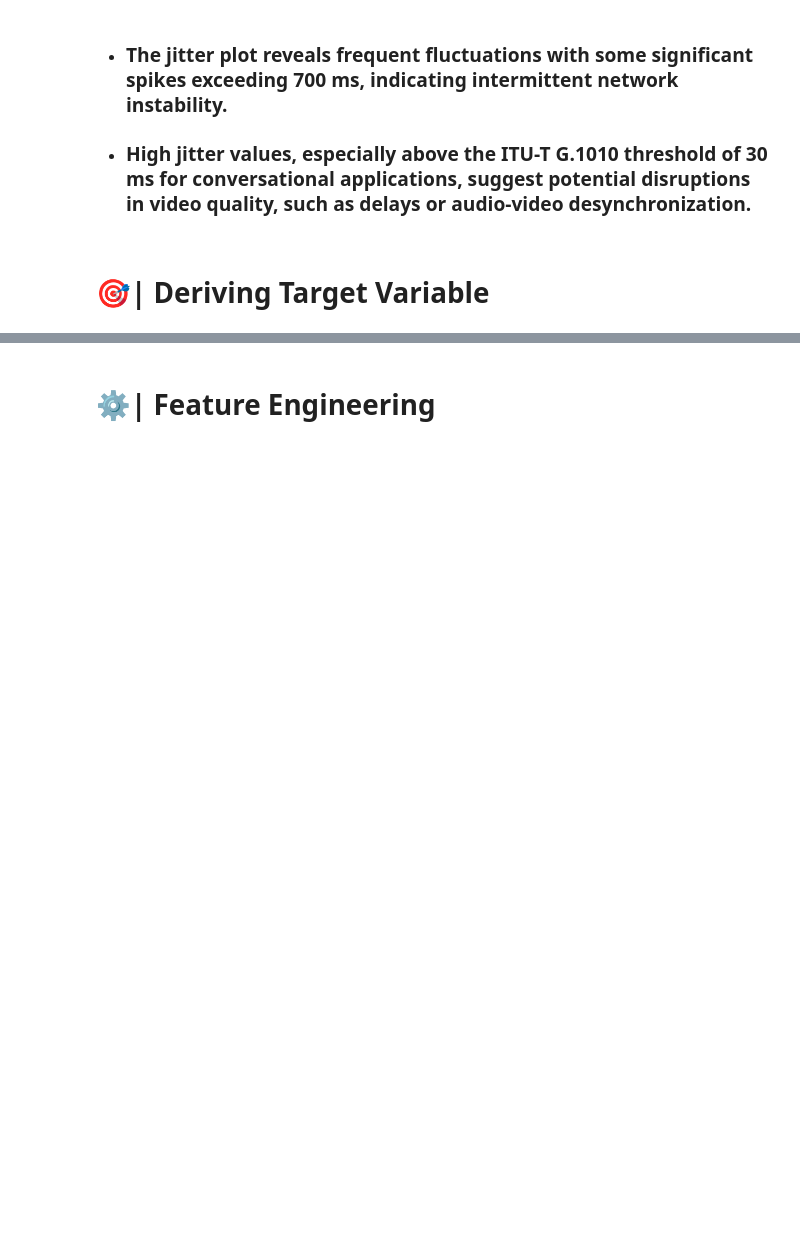
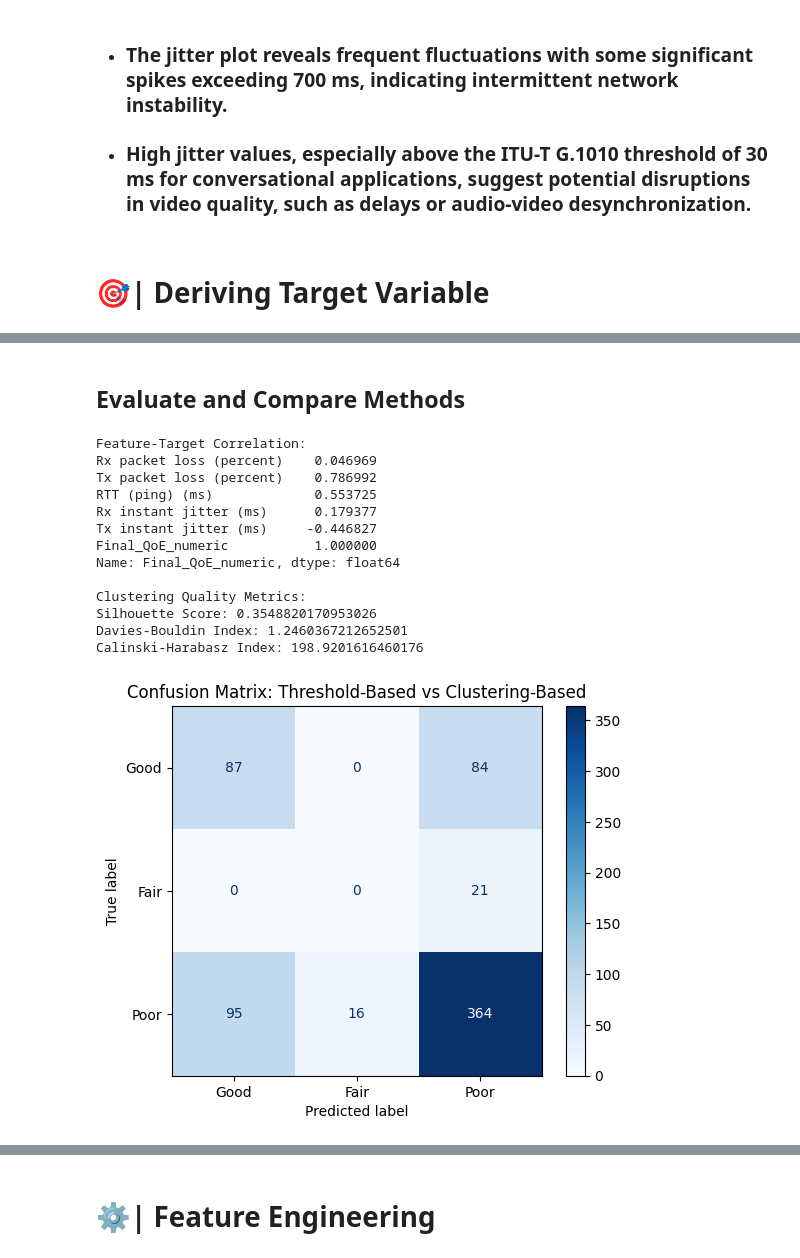
Before and after one commit to burikyali/burikyali, a Jupyter notebook: ml-video-conferencing-analysis.ipynb, the cells around one changed output, grey strips where cells are left out. Saved outputs shown, nothing was run; the diff lists cells and outputs as text; code cells hidden in the pictures; blank space fills up the shorter version.

Commit message:
Kaggle Notebook | ML_Video_Conferencing_Analysis | Version 8

```diff
--- a/ml-video-conferencing-analysis.ipynb
+++ b/ml-video-conferencing-analysis.ipynb
@@ -1133,0 +1224,18 @@ else:
+# %%
+from sklearn.metrics import cohen_kappa_score
+
+# Function to ensemble labels
+def ensemble_labels(row):
+    if row['Initial_QoE'] == row['Cluster_QoE_mapped']:
+        return row['Initial_QoE']
+    else:
+        return row['Cluster_QoE_mapped']  # Prioritize clustering-based labels in conflicts
+
+# Add ensembled target variable
+gmeet_data['Final_QoE'] = gmeet_data.apply(ensemble_labels, axis=1)
+
+# Evaluate consistency between methods
+consistency_score = cohen_kappa_score(gmeet_data['Initial_QoE'], gmeet_data['Cluster_QoE_mapped'])
+print(f"Consistency Score between Threshold-Based and Clustering-Based Labels: {consistency_score}")
+
+gmeet_data.head()
@@ -1133,0 +1288,45 @@ else:
+# %% [markdown]
+## Evaluate and Compare Methods
+# %%
+from sklearn.metrics import silhouette_score, davies_bouldin_score, calinski_harabasz_score, confusion_matrix, ConfusionMatrixDisplay
+
+# Encode Final_QoE to numeric values
+qoe_mapping = {'Good': 2, 'Fair': 1, 'Poor': 0}
+gmeet_data['Final_QoE_numeric'] = gmeet_data['Final_QoE'].map(qoe_mapping)
+
+# Correlation analysis
+correlations = gmeet_data[qos_features + ['Final_QoE_numeric']].corr()
+print("Feature-Target Correlation:")
+print(correlations['Final_QoE_numeric'])
+
+# Clustering quality metrics
+silhouette = silhouette_score(qos_scaled, gmeet_data['Cluster_QoE'])
+davies_bouldin = davies_bouldin_score(qos_scaled, gmeet_data['Cluster_QoE'])
+calinski_harabasz = calinski_harabasz_score(qos_scaled, gmeet_data['Cluster_QoE'])
+
+print(f"\nClustering Quality Metrics:")
+print(f"Silhouette Score: {silhouette}")
+print(f"Davies-Bouldin Index: {davies_bouldin}")
+print(f"Calinski-Harabasz Index: {calinski_harabasz}")
+
+# Confusion Matrix for Initial vs Cluster
+conf_matrix = confusion_matrix(gmeet_data['Initial_QoE'], gmeet_data['Cluster_QoE_mapped'], labels=['Good', 'Fair', 'Poor'])
+disp = ConfusionMatrixDisplay(confusion_matrix=conf_matrix, display_labels=['Good', 'Fair', 'Poor'])
+disp.plot(cmap='Blues')
+plt.title("Confusion Matrix: Threshold-Based vs Clustering-Based")
+plt.show()
+# %% [output]
+Feature-Target Correlation:
+Rx packet loss (percent)    0.046969
+Tx packet loss (percent)    0.786992
+RTT (ping) (ms)             0.553725
+Rx instant jitter (ms)      0.179377
+Tx instant jitter (ms)     -0.446827
+Final_QoE_numeric           1.000000
+Name: Final_QoE_numeric, dtype: float64
+
+Clustering Quality Metrics:
+Silhouette Score: 0.3548820170953026
+Davies-Bouldin Index: 1.2460367212652501
+Calinski-Harabasz Index: 198.9201616460176
+[figure, added]
```
Also changed, not shown: parts of 16 cells of this notebook.
